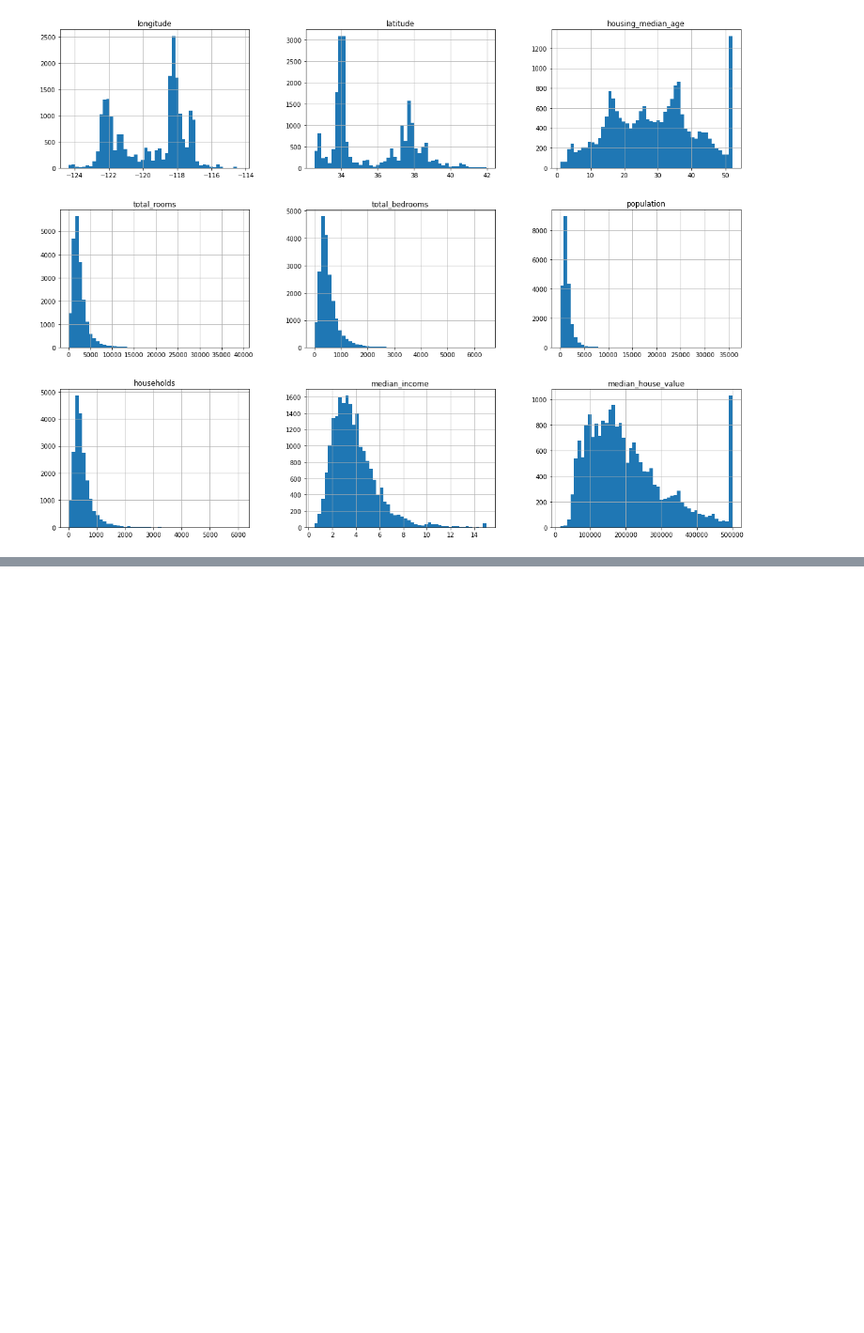
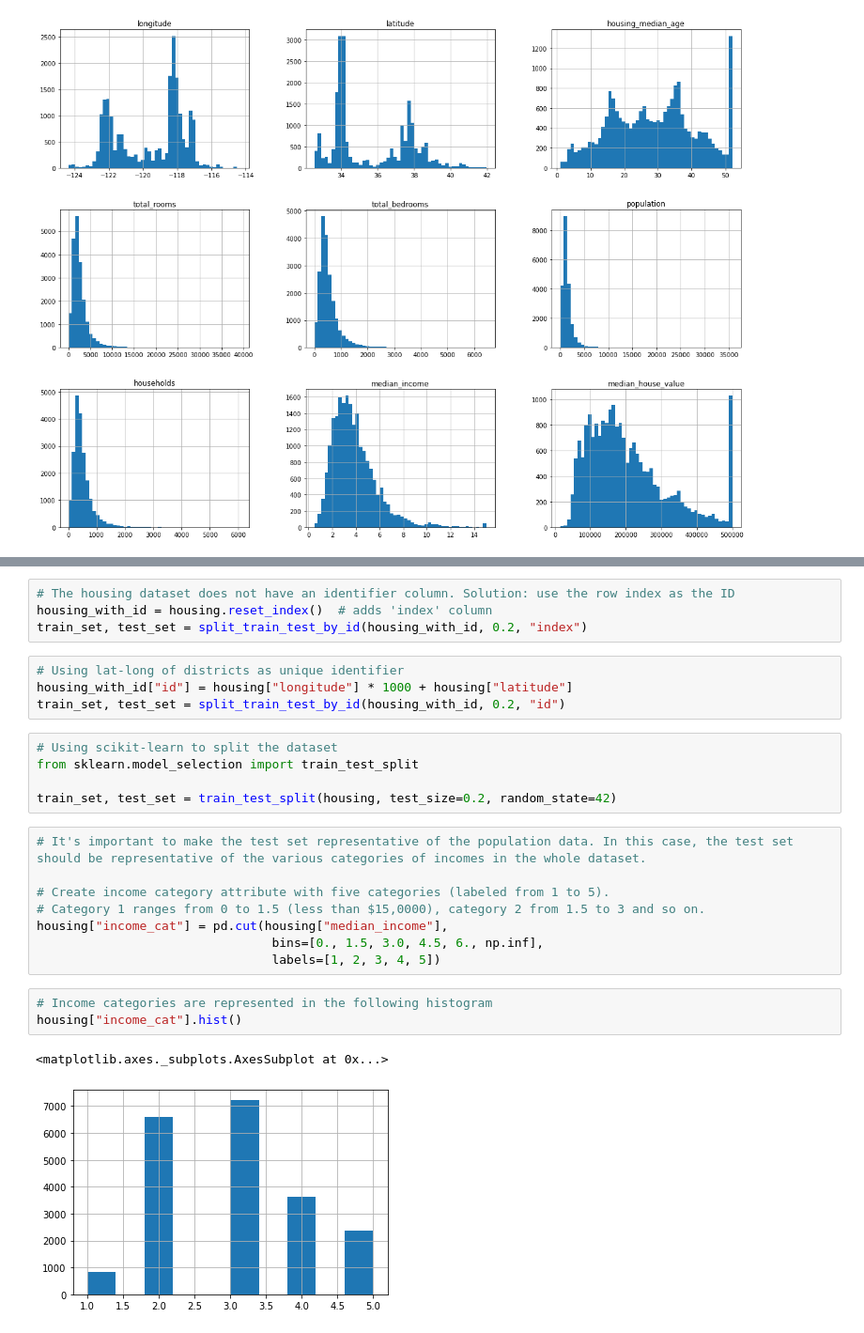
Before and after one commit to yeguacelestial/machine-learning-projects, a Jupyter notebook: chapter-2/Housing.ipynb, the cells around one changed output, grey strips where cells are left out. Shown at 94% size. Saved outputs shown, nothing was run; the diff lists cells and outputs as text; blank space fills up the shorter version.

Commit message:
Ch2 Housing project - Split train, test sets

```diff
--- a/chapter-2/Housing.ipynb
+++ b/chapter-2/Housing.ipynb
@@ -92,0 +125,27 @@ plt.show()
+# %%
+# The housing dataset does not have an identifier column. Solution: use the row index as the ID
+housing_with_id = housing.reset_index()  # adds 'index' column
+train_set, test_set = split_train_test_by_id(housing_with_id, 0.2, "index")
+# %%
+# Using lat-long of districts as unique identifier
+housing_with_id["id"] = housing["longitude"] * 1000 + housing["latitude"]
+train_set, test_set = split_train_test_by_id(housing_with_id, 0.2, "id")
+# %%
+# Using scikit-learn to split the dataset
+from sklearn.model_selection import train_test_split
+
+train_set, test_set = train_test_split(housing, test_size=0.2, random_state=42)
+# %%
+# It's important to make the test set representative of the population data. In this case, the test set should be representative of the various categories of incomes in the whole dataset.
+
+# Create income category attribute with five categories (labeled from 1 to 5).
+# Category 1 ranges from 0 to 1.5 (less than $15,0000), category 2 from 1.5 to 3 and so on.
+housing["income_cat"] = pd.cut(housing["median_income"],
+                                bins=[0., 1.5, 3.0, 4.5, 6., np.inf],
+                                labels=[1, 2, 3, 4, 5])
+# %%
+# Income categories are represented in the following histogram
+housing["income_cat"].hist()
+# %% [output]
+<matplotlib.axes._subplots.AxesSubplot at 0x...>
+[figure, added]
```
Also changed, not shown: parts of 4 cells of this notebook.
